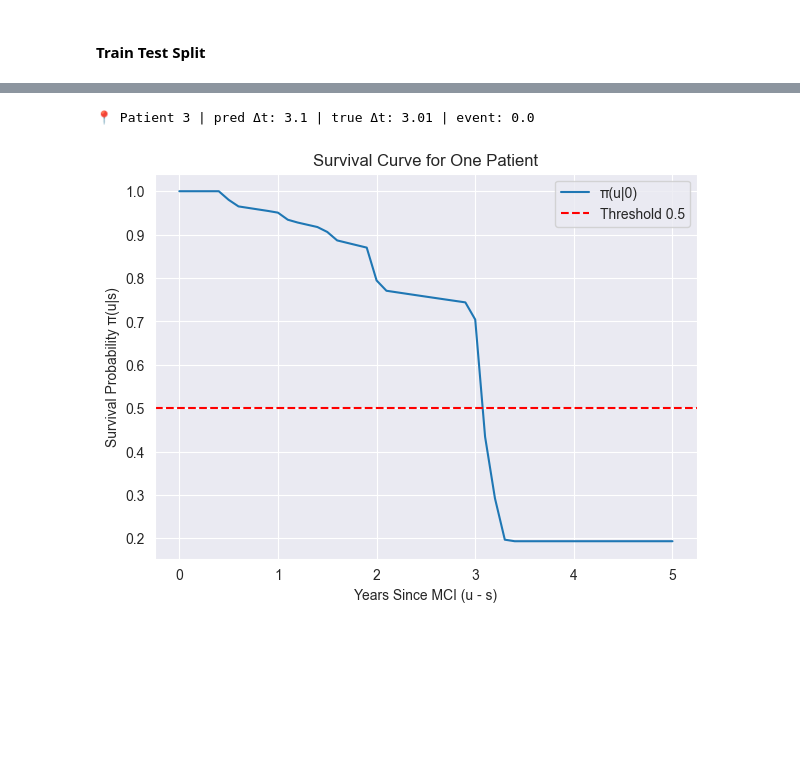
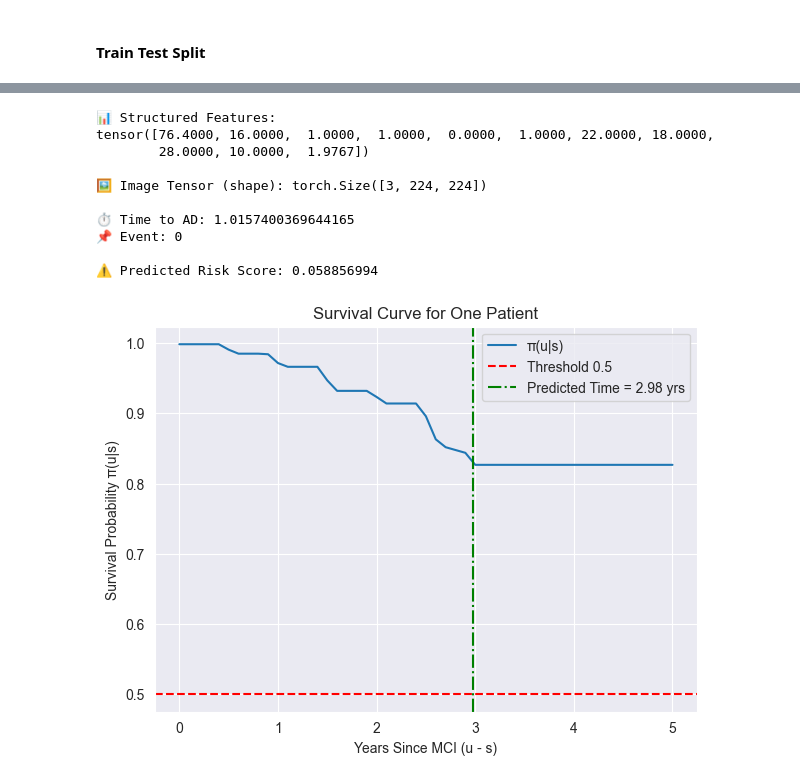
Before and after one commit to yumin04/AD_Multimodal, a Jupyter notebook: TFN_AD/AD_CoxModel_pytorch.ipynb, the cells around one changed output, grey strips where cells are left out. Drawn from its saved outputs; the diff is of its cells as text; code cells hidden in the pictures; blank space fills up the shorter version.

Commit message:
8/4/2025 - AD_CoxModel_pytorch.ipynb added bunch of changes to layers, survival curve, efron loss and such

```diff
--- a/TFN_AD/AD_CoxModel_pytorch.ipynb
+++ b/TFN_AD/AD_CoxModel_pytorch.ipynb
@@ -50,7 +51,9 @@ patient_df
 demographic_columns = [
     "AGE", "PTEDUCAT",
     "PTGENDER_encoded", "PTETHCAT_encoded",
-    "PTRACCAT_encoded", "PTMARRY_encoded"
+    "PTRACCAT_encoded", "PTMARRY_encoded",
+    "MMSE", "ADAS11", "ADAS13", "ADASQ4",
+    "Years_bl"
 ]
 
 label_mapping = {"CN": 0, "MCI": 1, "AD": 2}
@@ -268,3 +369,3 @@ def cox_ph_loss(pred_risk, time, event, epsilon=1e-7):
 # %%
-learning_rate = 0.0001
-epochs = 20000
+learning_rate = 0.005
+epochs = 150
@@ -432,0 +629,21 @@ def plot_survival_curve(risk_score, H0_func, max_t=5.0, step=0.1):
+# %%
+import matplotlib.pyplot as plt
+import numpy as np
+
+# ✅ 모델 추론
+model.eval()
+with torch.no_grad():
+    risk_scores = model(X_struct_val, X_image_val).detach().cpu().numpy().reshape(-1)
+    events = event_val.cpu().numpy()
+
+# ✅ 시각화
+plt.figure(figsize=(10, 6))
+plt.hist(risk_scores[events == 1], bins=20, alpha=0.6, color='red', label='Event = 1 (AD)')
+plt.hist(risk_scores[events == 0], bins=20, alpha=0.6, color='blue', label='Event = 0 (Censored)')
+plt.axvline(np.mean(risk_scores), color='gray', linestyle='dashed', linewidth=1)
+plt.title('Risk Score Distribution by Event Type')
+plt.xlabel('Risk Score')
+plt.ylabel('Number of Patients')
+plt.legend()
+plt.grid(True)
+plt.show()
@@ -433,12 +652,33 @@ def plot_survival_curve(risk_score, H0_func, max_t=5.0, step=0.1):
+# %%
+i = 14  # 14번째 환자 인덱스
+
+# ✅ Structured data
+print("📊 Structured Features:")
+print(X_struct_test[i].cpu())
+
+# ✅ Image tensor
+print("\n🖼️ Image Tensor (shape):", X_image_test[i].shape)
+
+# ✅ Time to AD
+print("\n⏱️ Time to AD:", time_test[i].item())
+
+# ✅ Event (1=AD, 0=censored)
+print("📌 Event:", int(event_test[i].item()))
+
+# ✅ Risk Score
+print("\n⚠️ Predicted Risk Score:", risk_scores[i])
+# %% [output]
+📊 Structured Features:
+tensor([76.4000, 16.0000,  1.0000,  1.0000,  0.0000,  1.0000, 22.0000, 18.0000,
+        28.0000, 10.0000,  1.9767])
+
+🖼️ Image Tensor (shape): torch.Size([3, 224, 224])
+
+⏱️ Time to AD: 1.0157400369644165
+📌 Event: 0
+
+⚠️ Predicted Risk Score: 0.058856994
 # %%
-i = 3 # index of the patient
-t_pred = predict_time_to_AD(pred[i], H0_func)
-t_true = time_np[i]
-event = event_np[i]
-
-print(f"📍 Patient {i} | pred Δt: {t_pred} | true Δt: {t_true:.2f} | event: {event}")
-
-plot_survival_curve(pred[i], H0_func)
+plot_survival_curve(risk_scores[28], H0_func, highlight_time=2.98)
 # %% [output]
-📍 Patient 3 | pred Δt: 3.1 | true Δt: 3.01 | event: 0.0
-[figure, old version]
+[figure, new version]
```
Also changed, not shown: parts of 17 cells of this notebook.
